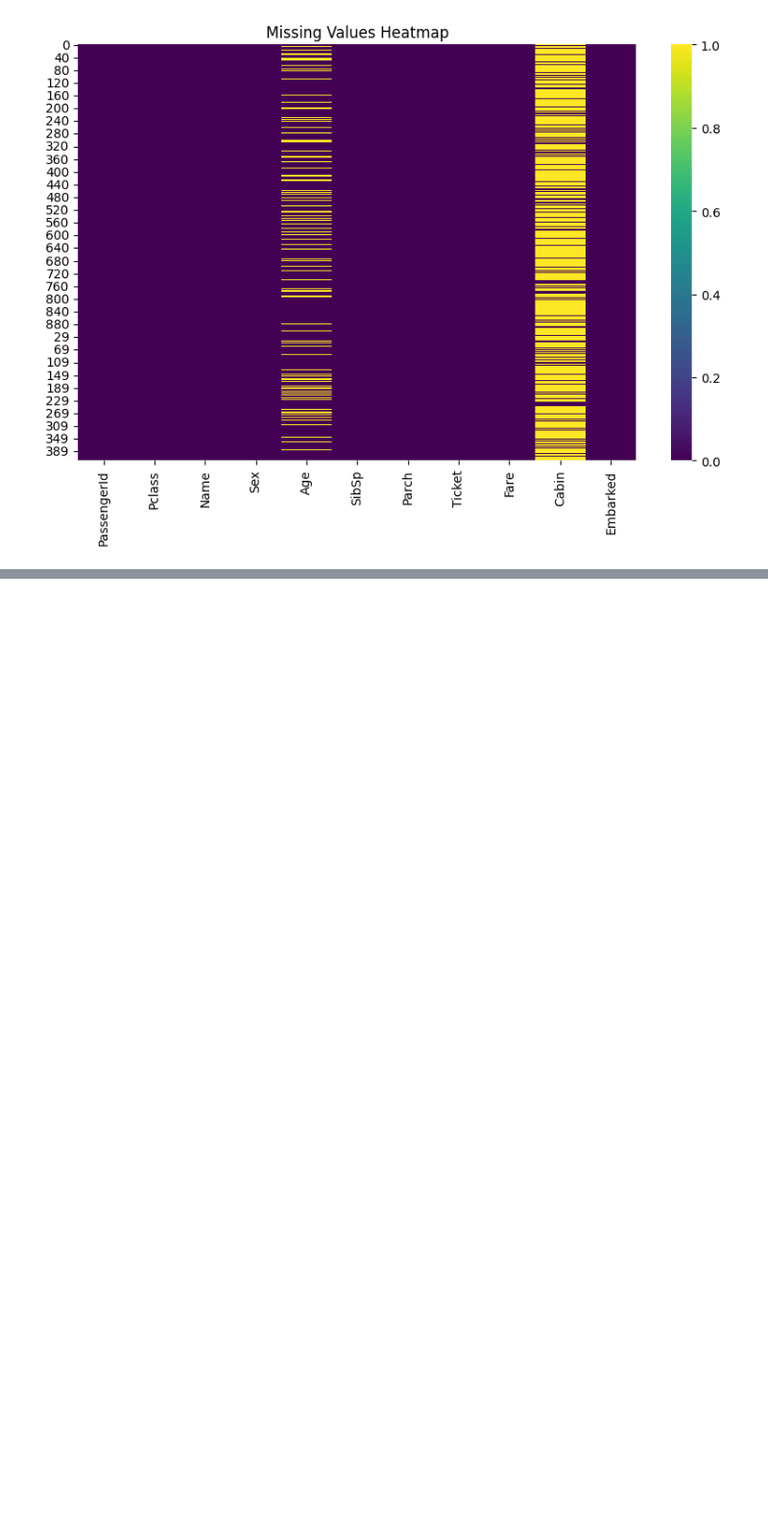
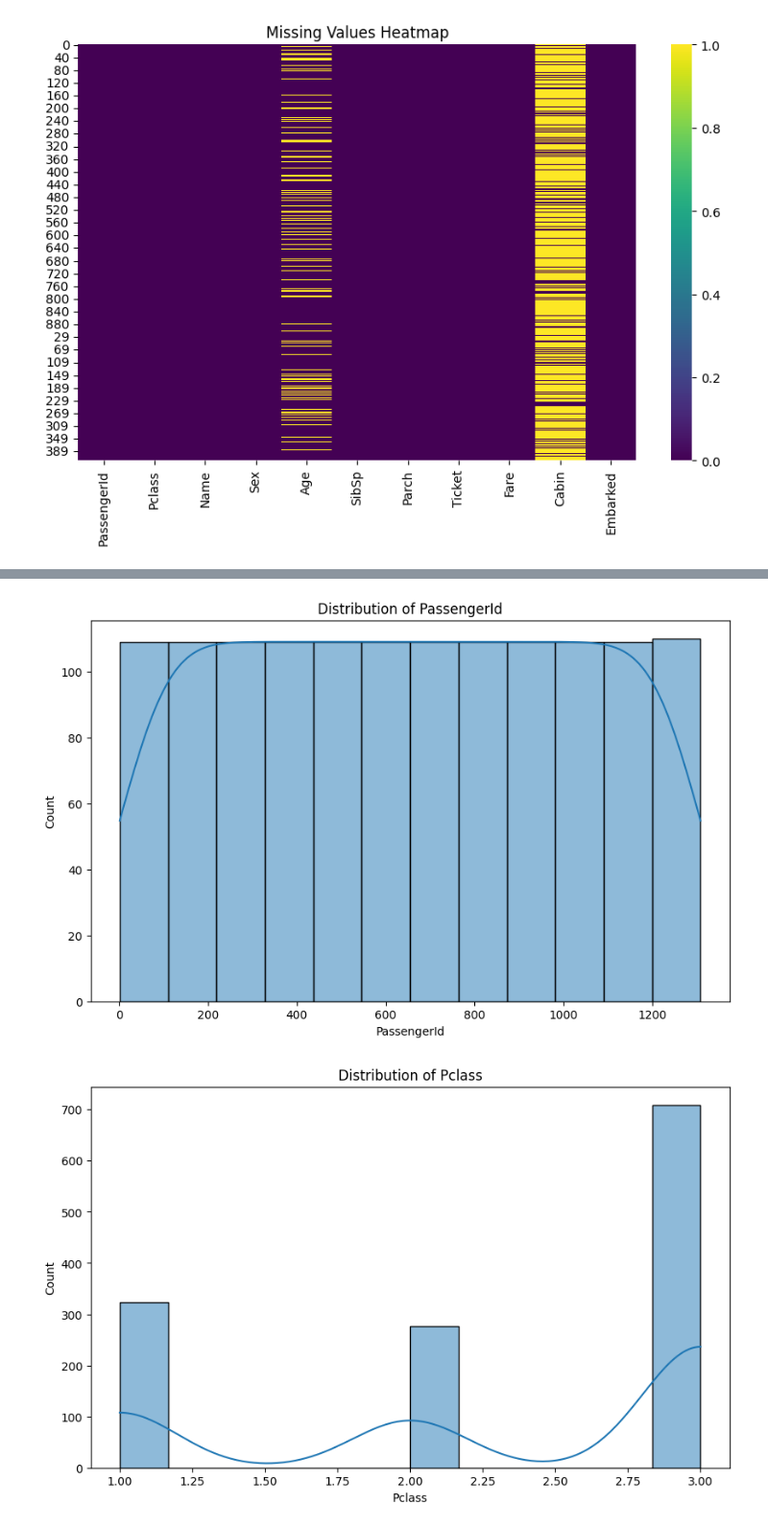
Before and after one commit to isaifullah/KPITB-Course, a Jupyter notebook: Week 4/assignment_titanic.ipynb, the cells around one changed output, grey strips where cells are left out. Shown at 96% size. Drawn from its saved outputs; the diff is of its cells as text; code cells hidden in the pictures; blank space fills up the shorter version.

```diff
--- a/Week 4/assignment_titanic.ipynb
+++ b/Week 4/assignment_titanic.ipynb
@@ -157,0 +328,3 @@ plt.show()
+# %%
+# since cabin has 78% of missing values and it is not useful for our analysis, we will drop the cabin column from the data.
+df.drop("Cabin", axis = 1, inplace = True)
@@ -157,0 +371,10 @@ plt.show()
+# %%
+#create the distribution of the whole data using for loops.
+for column in df.columns:
+    plt.figure(figsize=(10,6))
+    sns.histplot(df[column], kde = True)
+    plt.title(f"Distribution of {column}")
+    plt.show()
+# %% [output]
+[figure, added]
+[figure, added]
```
Also changed, not shown: parts of 33 cells of this notebook, 1 other file.
